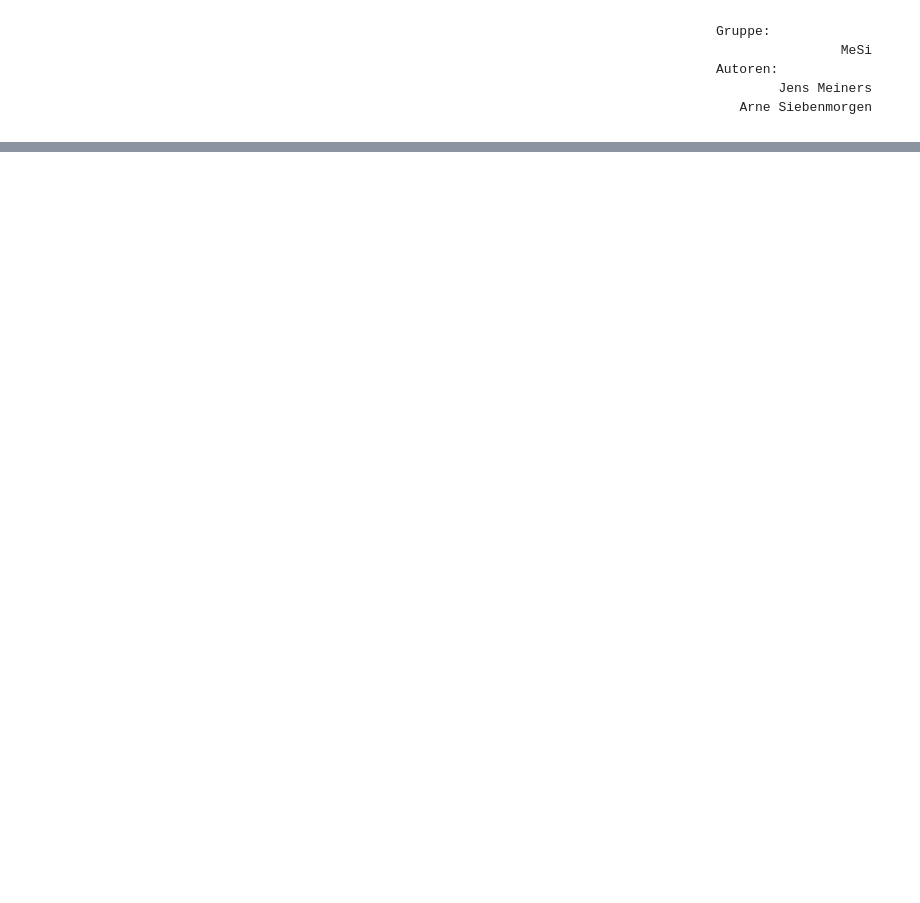
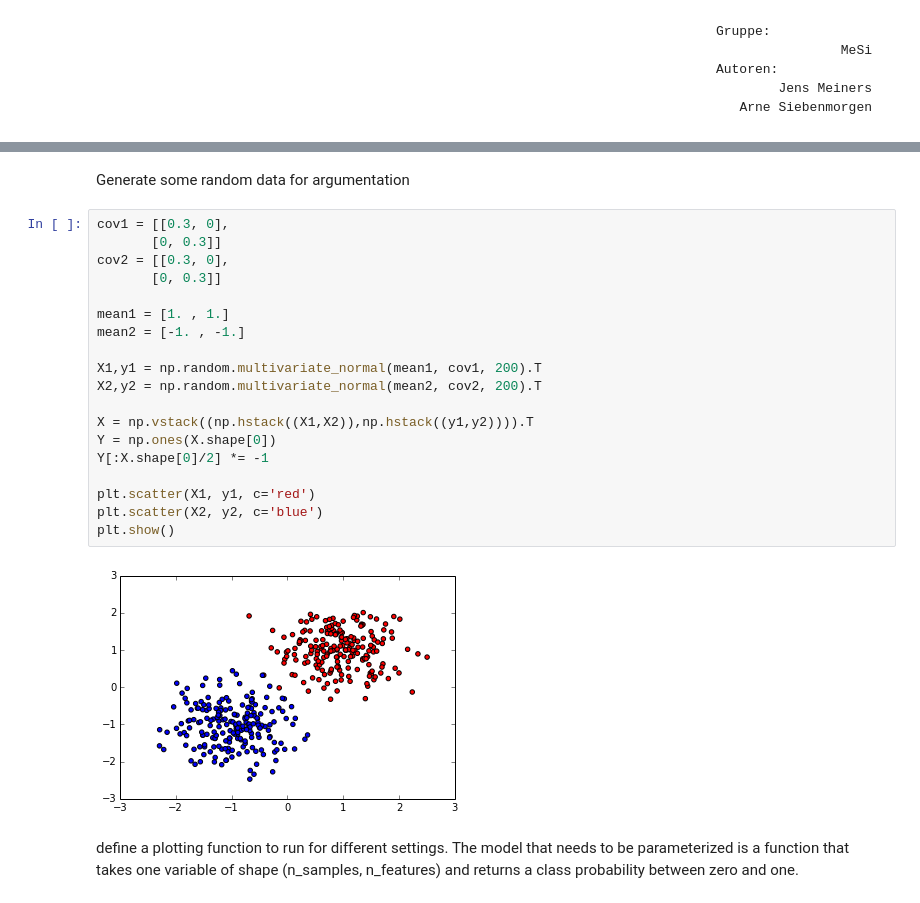
Before and after one commit to JensMeiners/MI1, a Jupyter notebook: Ex08/Ex08.ipynb, the cells around one changed output, grey strips where cells are left out. Drawn from its saved outputs; the diff is of its cells as text; blank space fills up the shorter version.

```diff
--- a/Ex08/Ex08.ipynb
+++ b/Ex08/Ex08.ipynb
@@ -14,0 +31,25 @@ Arne Siebenmorgen
+# %% [markdown]
+Generate some random data for argumentation
+# %%
+cov1 = [[0.3, 0],
+       [0, 0.3]]
+cov2 = [[0.3, 0],
+       [0, 0.3]]
+
+mean1 = [1. , 1.]
+mean2 = [-1. , -1.]
+
+X1,y1 = np.random.multivariate_normal(mean1, cov1, 200).T
+X2,y2 = np.random.multivariate_normal(mean2, cov2, 200).T
+
+X = np.vstack((np.hstack((X1,X2)),np.hstack((y1,y2)))).T
+Y = np.ones(X.shape[0])
+Y[:X.shape[0]/2] *= -1
+
+plt.scatter(X1, y1, c='red')
+plt.scatter(X2, y2, c='blue')
+plt.show()
+# %% [output]
+[figure, added]
+# %% [markdown]
+define a plotting function to run for different settings. The model that needs to be parameterized is a function that takes one variable of shape (n_samples, n_features) and returns a class probability between zero and one.
```
Also changed, not shown: parts of 16 cells of this notebook.
